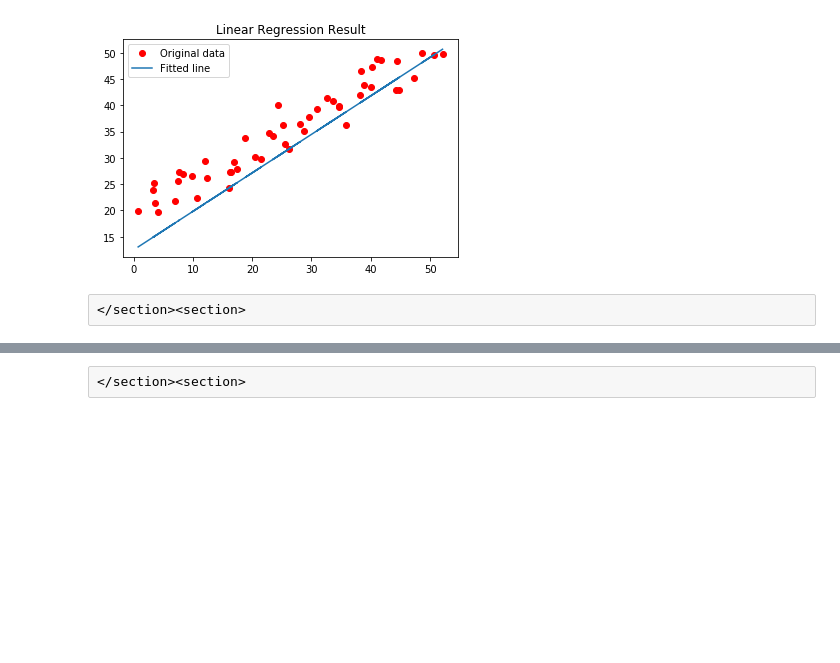
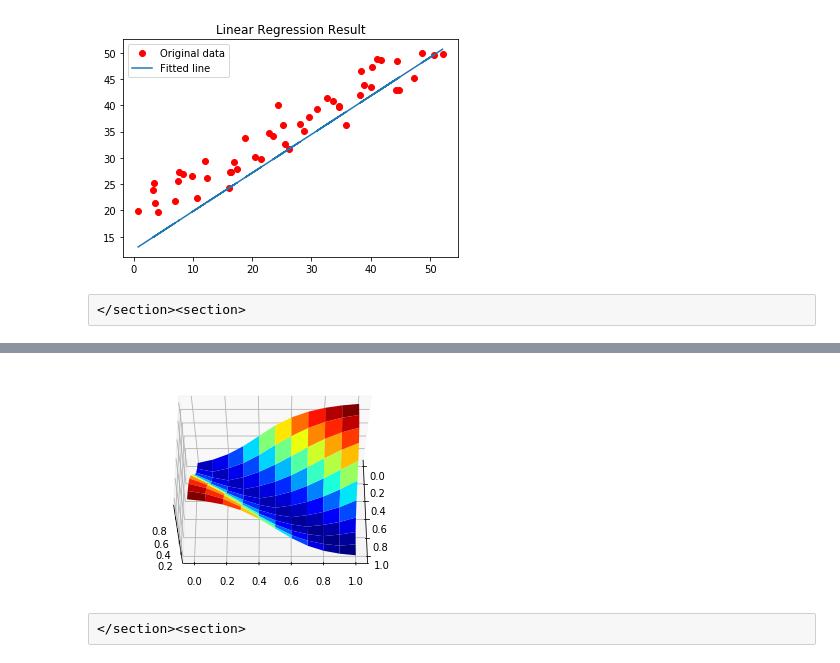
Before and after one commit to doosik71/lecture_python, a Jupyter notebook: 40_tensorflow/42_Basics.ipynb, the cells around one changed output, grey strips where cells are left out. Saved outputs shown, nothing was run; the diff lists cells and outputs as text; code cells hidden in the pictures; blank space fills up the shorter version.

```diff
--- a/40_tensorflow/42_Basics.ipynb
+++ b/40_tensorflow/42_Basics.ipynb
@@ -310,0 +425,17 @@ Linear regression problem is [linear separable](https://en.wikipedia.org/wiki/Li
+# %%
+X1, X2 = np.meshgrid(np.linspace(0.0, 1.0, 11), np.linspace(0.0, 1.0, 11))
+test_X = np.array([X1, X2]).T.reshape(-1, 2)
+test_Y = np.zeros(shape=(121,1))
+
+for i in range(121):
+    test_Y[i] = sess.run(Y_estimated, feed_dict={X: test_X[i:i+1]})
+
+test_Y = test_Y.reshape(11, 11)
+
+from mpl_toolkits import mplot3d
+ax = plt.axes(projection='3d')
+ax.plot_surface(X1, X2, test_Y, cmap='jet')
+ax.view_init(60, 0)
+plt.show()
+# %% [output]
+[figure, added]
```
Also changed, not shown: parts of 15 cells of this notebook, 4 other files.
